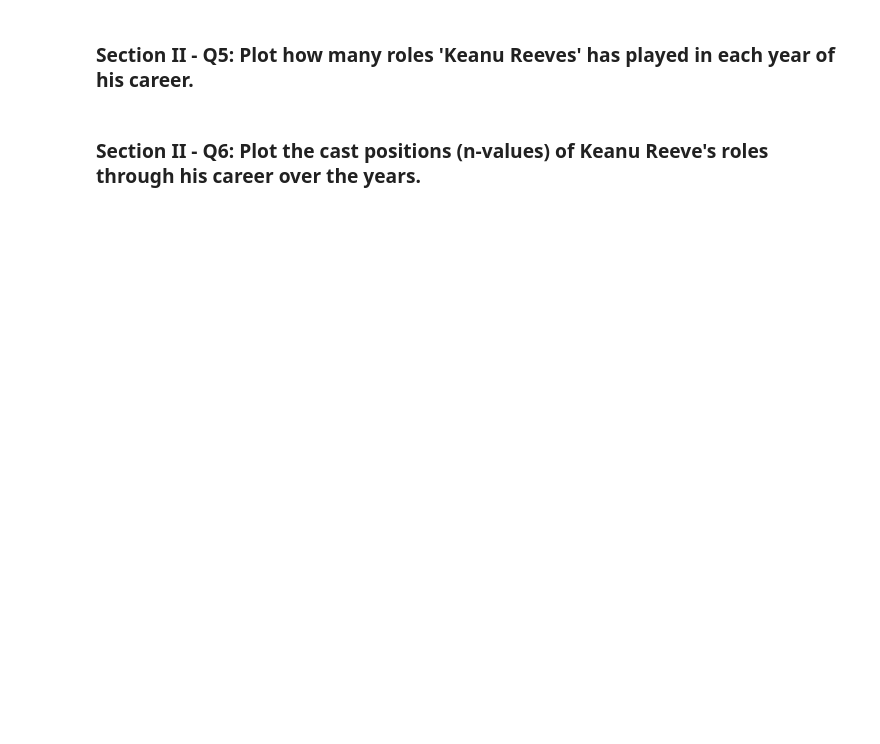
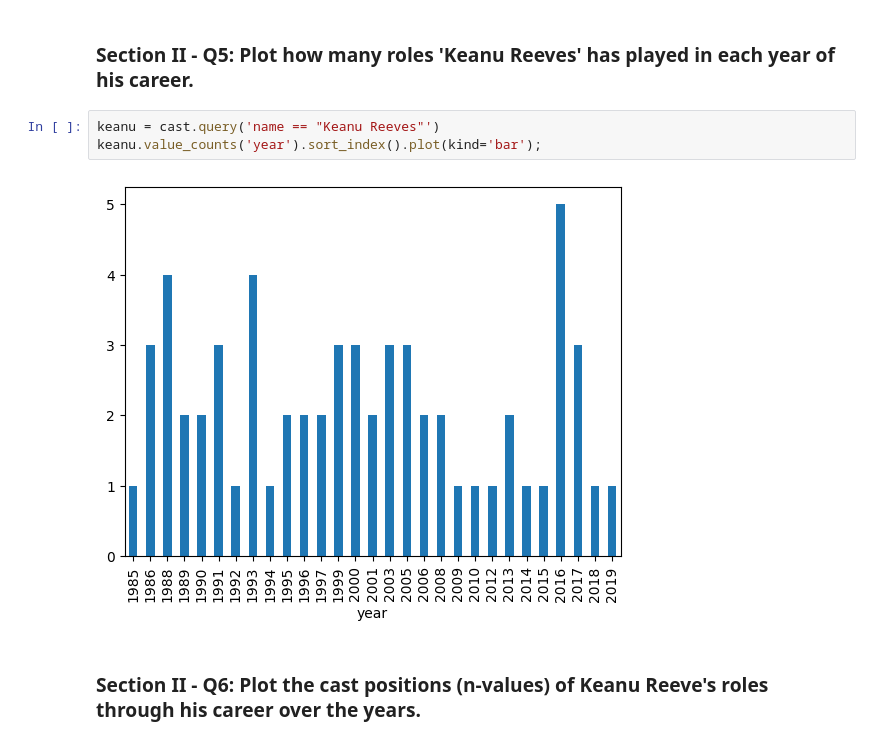
Before and after one commit to drewzemke/mle-mini-projects, a Jupyter notebook: mec-5.3.10-data-wranging-with-pandas-mini-project/Mini_Project_Data_Wrangling_Pandas.ipynb, the cells around one changed output. Drawn from its saved outputs; the diff is of its cells as text; blank space fills up the shorter version.

```diff
--- a/mec-5.3.10-data-wranging-with-pandas-mini-project/Mini_Project_Data_Wrangling_Pandas.ipynb
+++ b/mec-5.3.10-data-wranging-with-pandas-mini-project/Mini_Project_Data_Wrangling_Pandas.ipynb
@@ -392,4 +499,9 @@ top_ten.plot(kind='barh')
 # %% [markdown]
 ### Section II - Q5: Plot how many roles 'Keanu Reeves' has played in each year of his career.
+# %%
+keanu = cast.query('name == "Keanu Reeves"')
+keanu.value_counts('year').sort_index().plot(kind='bar');
+# %% [output]
+[figure, added]
 # %% [markdown]
 ### Section II - Q6: Plot the cast positions (n-values) of Keanu Reeve's roles through his career over the years.
```
Also changed, not shown: parts of 16 cells of this notebook.
